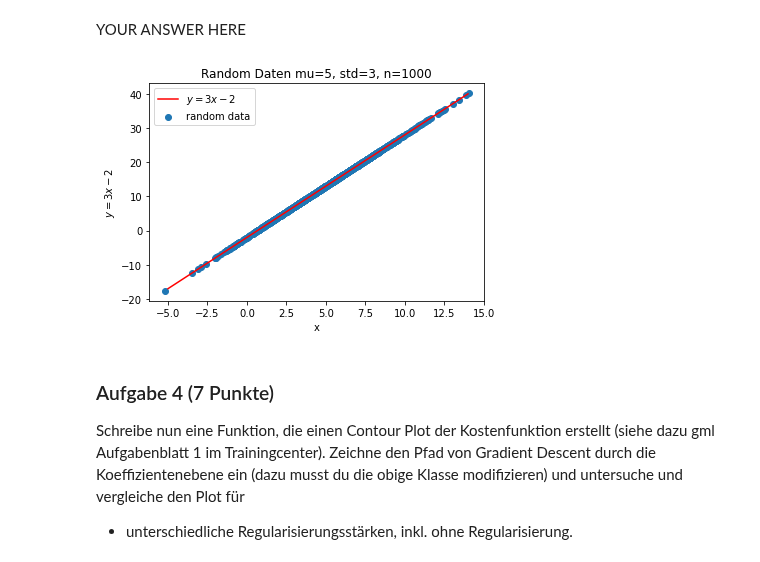
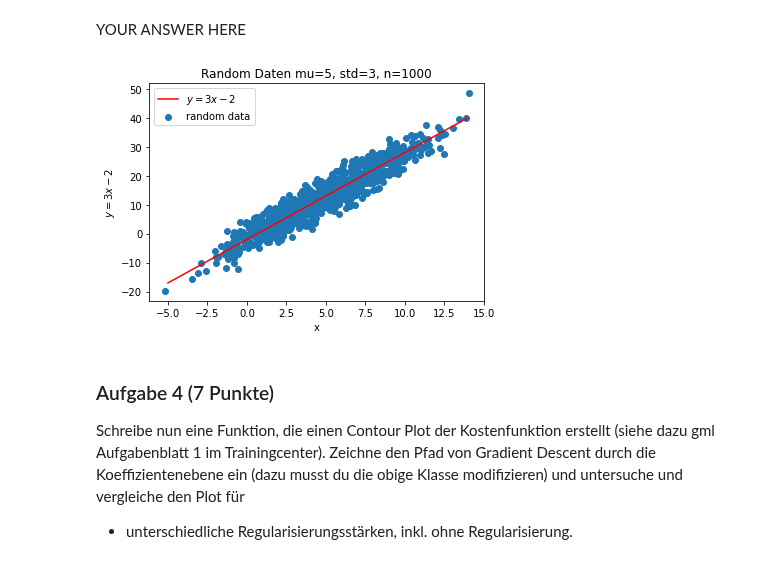
Before and after one commit to rootpi2203/ds_gml, a Jupyter notebook: gml_minichallenge_1/gml_minichallenge_1.ipynb, the cells around one changed output. Cells and saved outputs as stored; diff of their text form; code cells hidden in the pictures.

```diff
--- a/gml_minichallenge_1/gml_minichallenge_1.ipynb
+++ b/gml_minichallenge_1/gml_minichallenge_1.ipynb
@@ -402,23 +439,23 @@ class RidgeRegression(BaseEstimator):
 # %%
 # Datensatz
 np.random.seed(41)
 mu, sigma, n = 5, 3, 1000
 x_rand_data = np.random.normal(mu, sigma, size=n)
 X_rand_data = np.hstack((np.ones(len(x_rand_data)).reshape(-1,1), x_rand_data.reshape(-1,1)))
-y_rand_data = 3*x_rand_data -2
+y_rand_data = 3*x_rand_data -2 + np.random.normal(0, 3, n)
 
 # data plot
 x_line = np.arange(-5, 15, 1)
 y_line = 3*x_line -2
 
 plt.plot(x_line, y_line, color='red', label='$y = 3x - 2$')
 plt.scatter(x_rand_data, y_rand_data, label='random data')
 plt.title(f'Random Daten mu={mu}, std={sigma}, n={n}')
 plt.xlabel('x'), plt.ylabel('$y = 3x - 2$')
 plt.legend()
 plt.show()
 # %% [output]
-[figure, old version]
+[figure, new version]
 # %% [markdown]
 ### Aufgabe 4 (7 Punkte)
 
```
Also changed, not shown: parts of 15 cells of this notebook.
